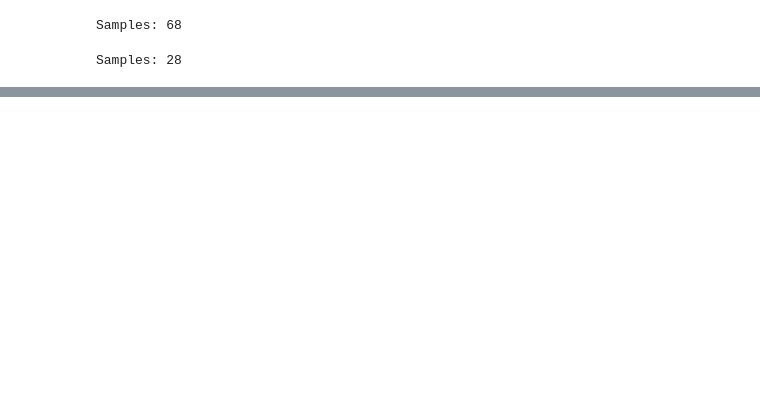
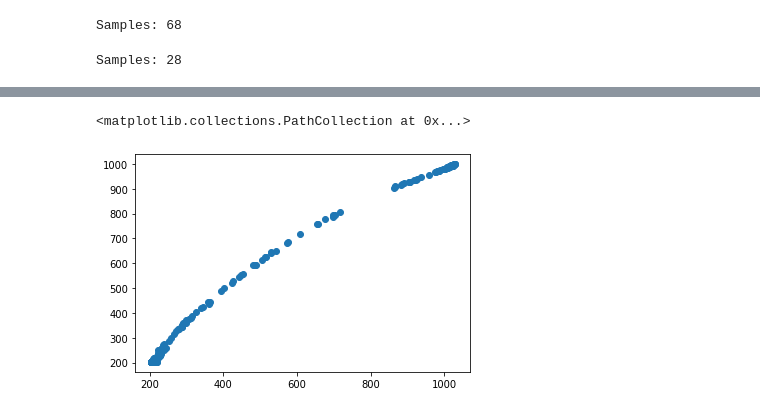
Before and after one commit to dharma610/Neural-network-model-for-compartmenral-model-SIR-and-SEIR-, a Jupyter notebook: SIR_LSTM.ipynb, the cells around one changed output, grey strips where cells are left out. Drawn from its saved outputs; the diff is of its cells as text; code cells hidden in the pictures; blank space fills up the shorter version.

```diff
--- a/SIR_LSTM.ipynb
+++ b/SIR_LSTM.ipynb
@@ -198,6 +201,6 @@ model.fit_generator(generator1, steps_per_epoch=1, epochs=500, verbose=0)
 # %%
 # make a one step prediction out of sample
-x_input = train[67].reshape((1, n_input, n_features))
+x_input = test[0].reshape((1, n_input, n_features))
 yhat = model.predict(x_input, verbose=0)
 print(yhat)
 # %% [output]
@@ -227,0 +224,2 @@ array([[[202.8458996 , 202.84602362, 995.6317693 , ..., 202.84589959,
+# %%
+df1 = pd.DataFrame(yhat)
@@ -227,0 +232,3 @@ array([[[202.8458996 , 202.84602362, 995.6317693 , ..., 202.84589959,
+# %%
+df2 = pd.DataFrame(test[1].tolist()[0])
+df2
@@ -227,0 +240,5 @@ array([[[202.8458996 , 202.84602362, 995.6317693 , ..., 202.84589959,
+# %%
+plt.scatter(df1.iloc[0],df2.iloc[1])
+# %% [output]
+<matplotlib.collections.PathCollection at 0x...>
+[figure, added]
```
Also changed, not shown: parts of 7 cells of this notebook.
